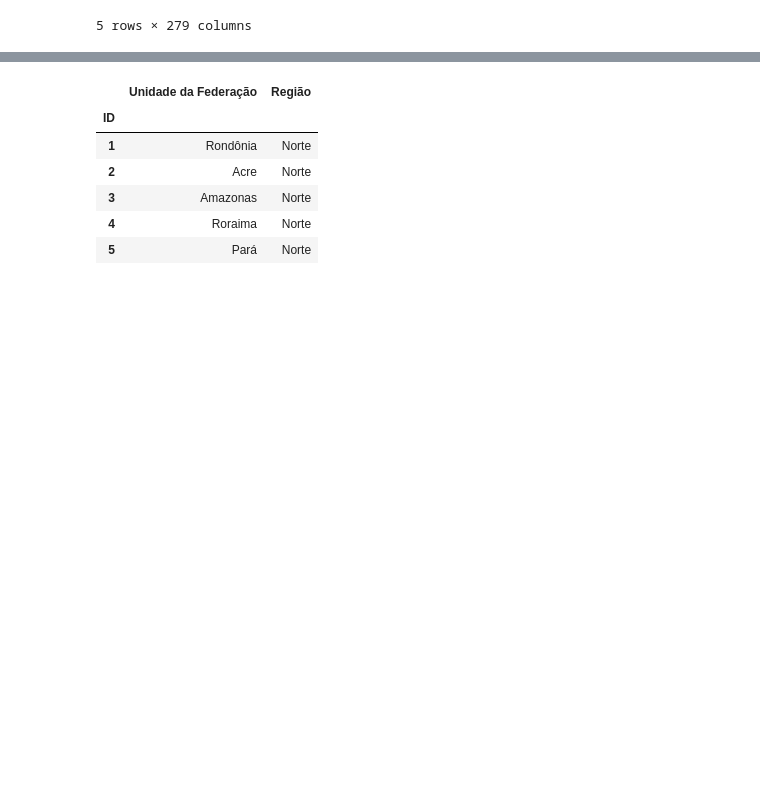
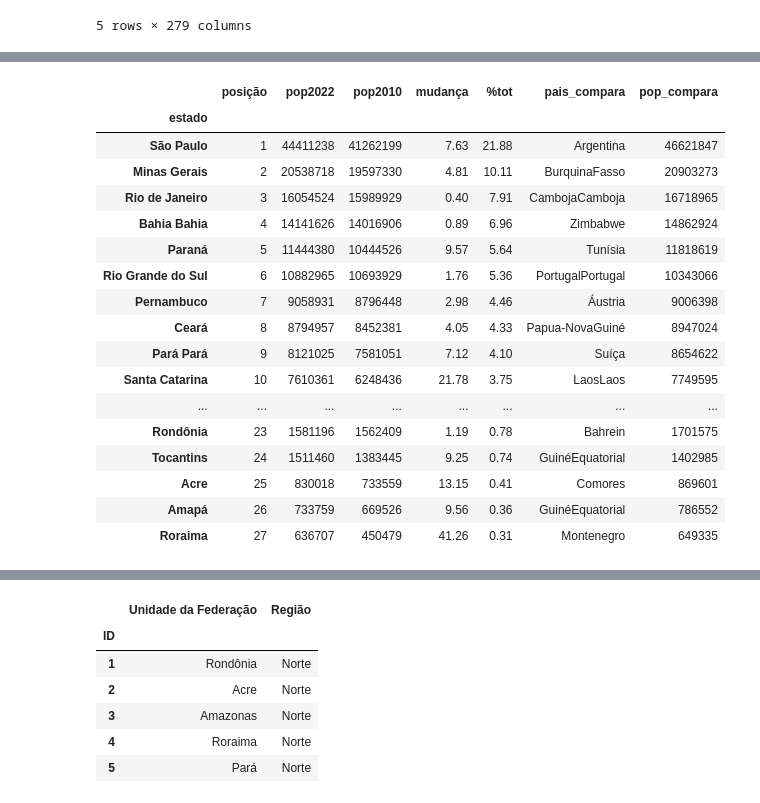
Before and after one commit to guilherme-ivan/prod_hosp, a Jupyter notebook: Notebooks/Alura_Project.ipynb, the cells around one changed output, grey strips where cells are left out. Saved outputs shown, nothing was run; the diff lists cells and outputs as text; code cells hidden in the pictures; blank space fills up the shorter version.

```diff
--- a/Notebooks/Alura_Project.ipynb
+++ b/Notebooks/Alura_Project.ipynb
@@ -54,0 +66,35 @@ df.head()
+# %%
+dados_da_populacao = """posição\testado\tpop2022\tpop2010\tmudança\t%tot\tpaís_compara
+1	 São Paulo	44 411 238	41 262 199	+7.63%	21,88%	 Argentina (46 621 847)
+2	 Minas Gerais	20 538 718	19 597 330	+4.81%	10,11%	 Burquina Fasso (20 903 273)
+3	 Rio de Janeiro	16 054 524	15 989 929	+0.40%	7,91%	Camboja Camboja (16 718 965)
+4	Bahia Bahia	14 141 626	14 016 906	+0.89%	6,96%	 Zimbabwe (14 862 924)
+5	 Paraná	11 444 380	10 444 526	+9.57%	5,64%	 Tunísia (11 818 619)
+6	 Rio Grande do Sul	10 882 965	10 693 929	+1.76%	5,36%	Portugal Portugal (10 343 066)
+7	 Pernambuco	9 058 931	8 796 448	+2.98%	4,46%	 Áustria (9 006 398)
+8	 Ceará	8 794 957	8 452 381	+4.05%	4,33%	 Papua-Nova Guiné (8 947 024)
+9	Pará Pará	8 121 025	7 581 051	+7.12%	4,1%	 Suíça (8 654 622)
+10	 Santa Catarina	7 610 361	6 248 436	+21.78%	3,75%	Laos Laos (7 749 595)
+11	 Goiás	7 056 495	6 003 788	+17.51%	3,47%	 Bulgária (6 948 445)
+12	 Maranhão	6 775 805	6 574 789	+3.05%	3,34%	 Bulgária (6 948 445)
+13	 Paraíba	3 974 687	3 766 528	+5.52%	1,96%	 Geórgia (3 989 167)
+14	 Amazonas	3 941 613	3 483 985	+13.12%	1,94%	 Geórgia (3 989 167)
+15	 Espírito Santo	3 833 712	3 514 952	+9.06%	1,89%	 Geórgia (3 989 167)
+16	 Mato Grosso	3 658 649	3 035 122	+20.55%	1,8%	 Geórgia (3 989 167)
+17	 Rio Grande do Norte	3 302 729	3 168 027	+4.24%	1,63%	 Uruguai (3 473 730)
+18	 Piauí	3 271 199	3 118 360	+4.88%	1,61%	 Bósnia e Herzegovina (3 280 819)
+19	 Alagoas	3 127 683	3 120 494	+0.23%	1,54%	 Mónaco (3 278 290)
+20	 Distrito Federal	2 817 381	2 570 160	+9.62%	1,39%	 Armênia (2 963 243)
+21	 Mato Grosso do Sul	2 757 013	2 449 024	+12.56%	1,36%	 Albânia (2 877 797)
+22	 Sergipe	2 209 558	2 068 017	+6.86%	1,09%	 Gabão (2 225 734)
+23	 Rondônia	1 581 196	1 562 409	+1.19%	0,78%	 Bahrein (1 701 575)
+24	 Tocantins	1 511 460	1 383 445	+9.25%	0,74%	 Guiné Equatorial (1 402 985)
+25	 Acre	830 018	733 559	+13.15%	0,41%	 Comores (869 601)
+26	 Amapá	733 759	669 526	+9.56%	0,36%	 Guiné Equatorial (786 552)
+27	 Roraima	636 707	450 479	+41.26%	0,31%	 Montenegro (649 335)"""
+# %%
+from io import StringIO
+dados_da_populacao_io = StringIO(dados_da_populacao)
+df_pop = pd.read_csv(dados_da_populacao_io, sep="\t", header=0)
+df_pop.set_index("estado", inplace=True)
+df_pop.head()
@@ -54,0 +130,29 @@ df.head()
+# %%
+#df_pop['pop_compara']=df_pop['pop_compara'].str.replace(")","").astype(int)
+#df_pop[["pais_compara", "pop_compara"]] = df_pop["país_compara"].str.split('(',expand=True)
+#df_pop.drop('país_compara', axis=1, inplace=True)
+#df_pop['mudança']=df_pop['mudança'].str.replace(".", ",")
+#df_pop['pop2022']=df_pop['pop2022'].str.replace(" ", "").astype(int)
+#df_pop['pop2010']=df_pop['pop2010'].str.replace(" ", "").astype(int)
+df_pop['mudança']=df_pop['mudança'].str.replace(",", ".").str.replace("[%+]", "").astype(float)
+df_pop['%tot']=df_pop['%tot'].str.replace(",", ".").str.replace("%", "").astype(float)
+df_pop
+# %% [output]
+|  | posição | pop2022 | pop2010 | mudança | %tot | pais_compara | pop_compara |
+| estado |  |  |  |  |  |  |  |
+| São Paulo | 1 | 44411238 | 41262199 | 7.63 | 21.88 | Argentina | 46621847 |
+| Minas Gerais | 2 | 20538718 | 19597330 | 4.81 | 10.11 | BurquinaFasso | 20903273 |
+| Rio de Janeiro | 3 | 16054524 | 15989929 | 0.40 | 7.91 | CambojaCamboja | 16718965 |
+| Bahia Bahia | 4 | 14141626 | 14016906 | 0.89 | 6.96 | Zimbabwe | 14862924 |
+| Paraná | 5 | 11444380 | 10444526 | 9.57 | 5.64 | Tunísia | 11818619 |
+| Rio Grande do Sul | 6 | 10882965 | 10693929 | 1.76 | 5.36 | PortugalPortugal | 10343066 |
+| Pernambuco | 7 | 9058931 | 8796448 | 2.98 | 4.46 | Áustria | 9006398 |
+| Ceará | 8 | 8794957 | 8452381 | 4.05 | 4.33 | Papua-NovaGuiné | 8947024 |
+| Pará Pará | 9 | 8121025 | 7581051 | 7.12 | 4.10 | Suíça | 8654622 |
+| Santa Catarina | 10 | 7610361 | 6248436 | 21.78 | 3.75 | LaosLaos | 7749595 |
+| ... | ... | ... | ... | ... | ... | ... | ... |
+| Rondônia | 23 | 1581196 | 1562409 | 1.19 | 0.78 | Bahrein | 1701575 |
+| Tocantins | 24 | 1511460 | 1383445 | 9.25 | 0.74 | GuinéEquatorial | 1402985 |
+| Acre | 25 | 830018 | 733559 | 13.15 | 0.41 | Comores | 869601 |
+| Amapá | 26 | 733759 | 669526 | 9.56 | 0.36 | GuinéEquatorial | 786552 |
+| Roraima | 27 | 636707 | 450479 | 41.26 | 0.31 | Montenegro | 649335 |
```
Also changed, not shown: parts of 5 cells of this notebook.
